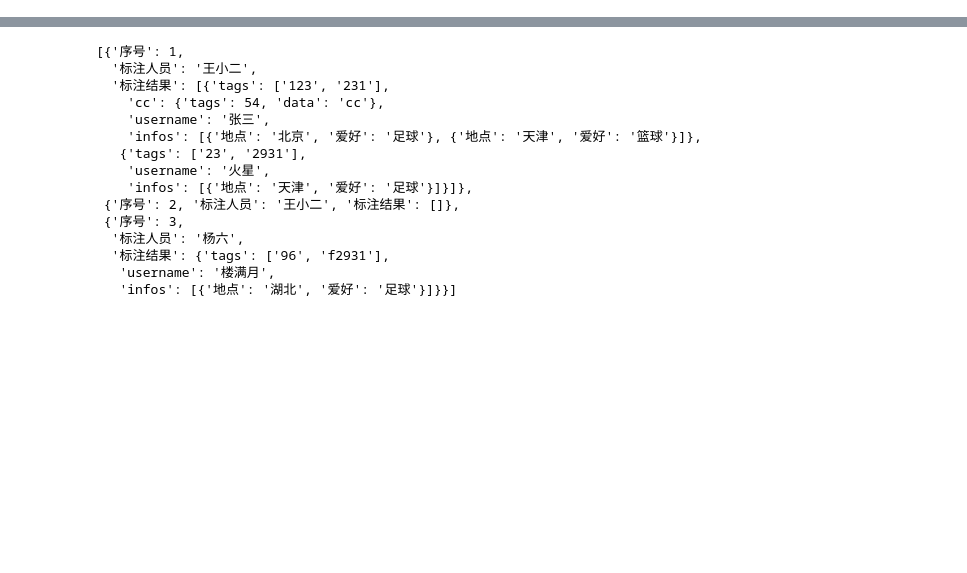
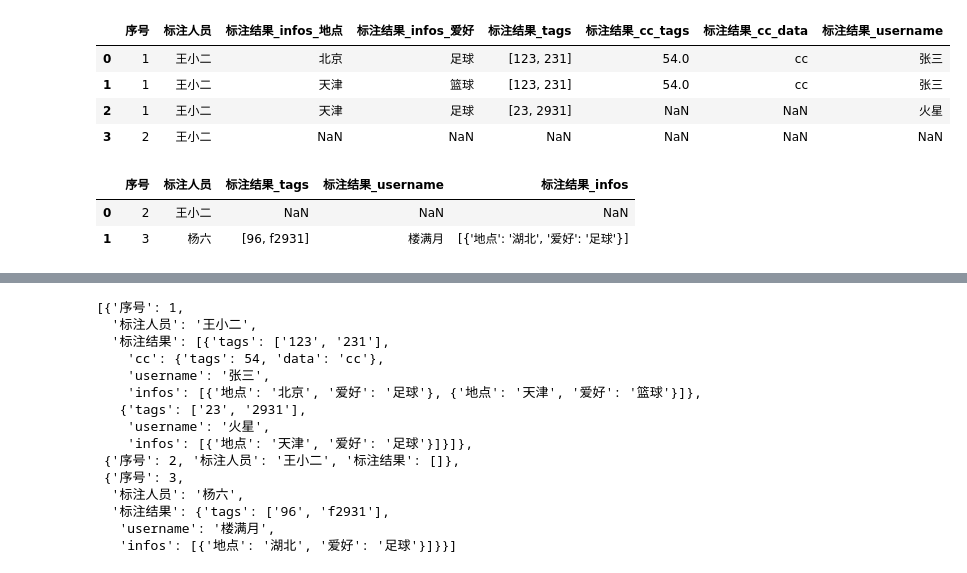
Before and after one commit to QLWeilcf/LcfsPythonWork, a Jupyter notebook: json_unfold_1.ipynb, the cells around one changed output, grey strips where cells are left out. Saved outputs shown, nothing was run; the diff lists cells and outputs as text; code cells hidden in the pictures; blank space fills up the shorter version.

```diff
--- a/json_unfold_1.ipynb
+++ b/json_unfold_1.ipynb
@@ -38,0 +84,10 @@ r00=df_to_json(df)
+# %%
+def unpack(jss,n=1,nc=0): #jss:[],  n:限制递归次数,nc:递归层数
+    if nc>=n: #递归终止条件
+        return jss
+    res=[]
+    for i in jss:
+        try:
+            res.extend(ex_aa(i))
+        except:print(traceback.format_exc())
+    return unpack(res,n,nc+1)
@@ -38,0 +115,40 @@ r00=df_to_json(df)
+# %%
+c0=list(df.columns)
+out=pd.DataFrame(res)
+
+for i in out.columns:
+    if i not in c0:
+        c0.append(i)
+c1=[]
+for i in c0:
+    if i in out.columns:
+        c1.append(i)
+
+out=out.loc[:,c1]
+out
+# %% [output]
+|  | 序号 | 标注人员 | 标注结果_infos_地点 | 标注结果_infos_爱好 | 标注结果_tags | 标注结果_cc_tags | 标注结果_cc_data | 标注结果_username |
+| 0 | 1 | 王小二 | 北京 | 足球 | [123, 231] | 54.0 | cc | 张三 |
+| 1 | 1 | 王小二 | 天津 | 篮球 | [123, 231] | 54.0 | cc | 张三 |
+| 2 | 1 | 王小二 | 天津 | 足球 | [23, 2931] | NaN | NaN | 火星 |
+| 3 | 2 | 王小二 | NaN | NaN | NaN | NaN | NaN | NaN |
+# %%
+r01=df_to_json(df1)
+res=unpack(r01,n=2)
+c0=list(df.columns)
+out=pd.DataFrame(res)
+
+for i in out.columns:
+    if i not in c0:
+        c0.append(i)
+c1=[]
+for i in c0:
+    if i in out.columns:
+        c1.append(i)
+
+out=out.loc[:,c1]
+out
+# %% [output]
+|  | 序号 | 标注人员 | 标注结果_tags | 标注结果_username | 标注结果_infos |
+| 0 | 2 | 王小二 | NaN | NaN | NaN |
+| 1 | 3 | 杨六 | [96, f2931] | 楼满月 | [{'地点': '湖北', '爱好': '足球'}] |
```
Also changed, not shown: parts of 19 cells of this notebook.
